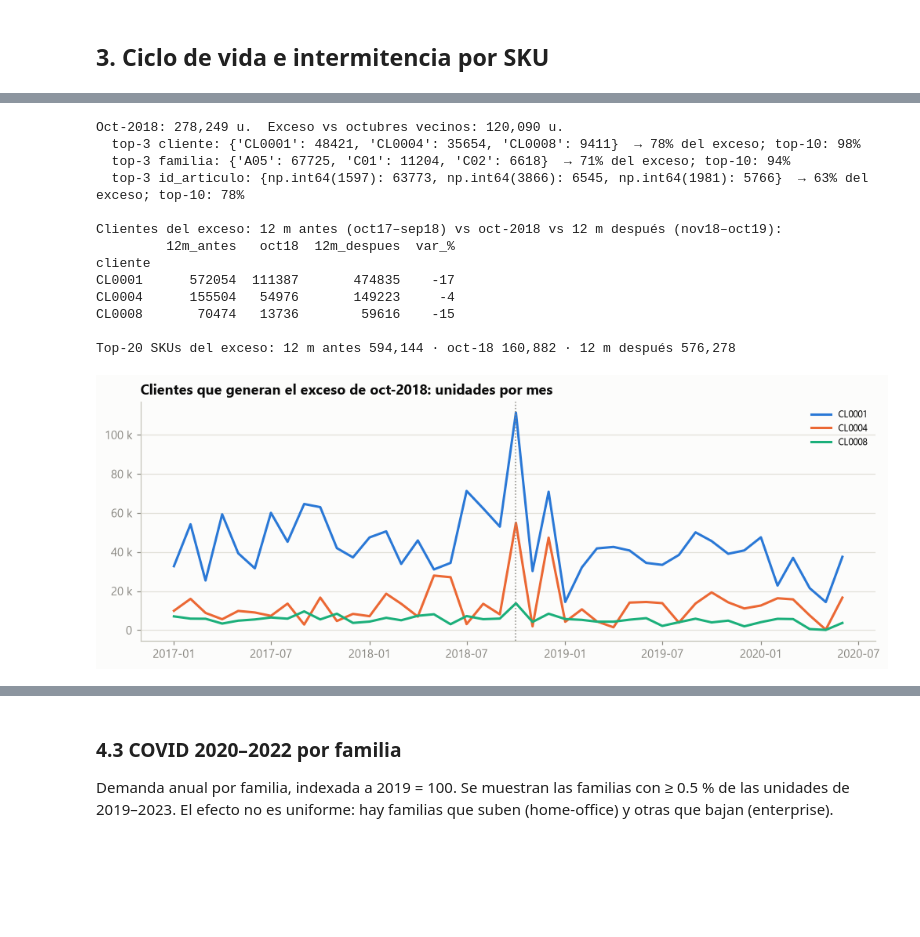
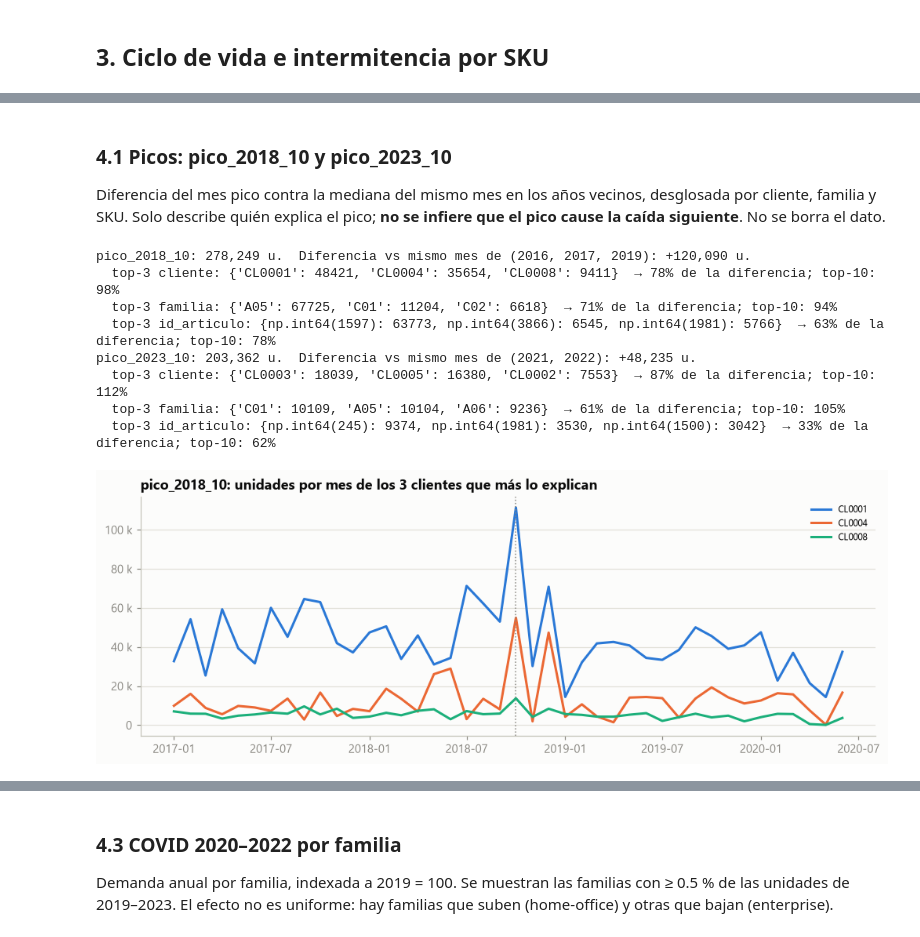
Before and after one commit to KarlaLlamil/prediccion_ventas, a Jupyter notebook: notebooks/01_EDA.ipynb, the cells around one changed output, grey strips where cells are left out. Drawn from its saved outputs; the diff is of its cells as text; code cells hidden in the pictures; blank space fills up the shorter version.

```diff
--- a/notebooks/01_EDA.ipynb
+++ b/notebooks/01_EDA.ipynb
@@ -262,0 +272,18 @@ All                860      599           280           335    265  2339
+# %%
+vm = ventas.groupby(["id_articulo", "mes"]).cantidad.sum().reset_index().sort_values(["id_articulo", "mes"])
+vm["meses_desde_prev"] = vm.groupby("id_articulo").mes.diff().dt.days.div(30.44).round()
+react = vm[vm.meses_desde_prev >= 13].copy()             # ≥ 12 meses en cero entre dos ventas → reactivación
+react["meses_dormido"] = react.meses_desde_prev - 1
+# unidades de los 12 meses desde la reactivación
+por_sku = {k: g.set_index("mes").cantidad for k, g in vm[vm.id_articulo.isin(react.id_articulo)].groupby("id_articulo")}
+react["u_12m_tras_reactivar"] = [por_sku[r.id_articulo].loc[r.mes:r.mes + pd.DateOffset(months=11)].sum()
+                                 for r in react.itertuples()]
+durmieron = set(react.id_articulo) | set(skus.index[skus.ultima <= ft.MESES[-1] - pd.DateOffset(months=12)])
+print(f"SKUs que se durmieron alguna vez: {len(durmieron):,} de {len(skus):,}")
+print(f"Reactivaciones (venta tras ≥ 12 meses sin venta): {len(react):,} eventos en {react.id_articulo.nunique():,} SKUs "
+      f"({react.id_articulo.nunique() / len(durmieron):.0%} de los que se durmieron)")
+print("Meses dormido antes de reactivar:", react.meses_dormido.describe(percentiles=[.5, .9])[["50%", "90%", "max"]].to_dict())
+print(f"Unidades vendidas en los 12 meses tras reactivar: {react.u_12m_tras_reactivar.sum():,.0f} "
+      f"({react.u_12m_tras_reactivar.sum() / ventas.cantidad.sum():.2%} del total); mediana por evento "
+      f"{react.u_12m_tras_reactivar.median():.0f} u.")
+print("Reactivaciones por año:", react.mes.dt.year.value_counts().sort_index().to_dict())
@@ -403,50 +490,41 @@ cliente, familia y SKU. Después se revisa si quienes generaron el exceso compra
+# %% [markdown]
+### 4.1 Picos: pico_2018_10 y pico_2023_10
+
+Diferencia del mes pico contra la mediana del mismo mes en los años vecinos, desglosada por cliente, familia y SKU.
+Solo describe quién explica el pico; **no se infiere que el pico cause la caída siguiente**. No se borra el dato.
 # %%
-def exceso(mes, refs, por):
+def sobre_vecinos(mes, refs, por):
     """Unidades del mes − mediana del mismo mes en los años de referencia, por la dimensión `por`."""
     t = ventas.groupby([por, "mes"]).cantidad.sum().unstack(fill_value=0)
     meses_ref = [pd.Timestamp(f"{a}-{mes.month:02d}-01") for a in refs]
     return (t[mes] - t[meses_ref].median(axis=1)).sort_values(ascending=False)
 
-M18 = pd.Timestamp("2018-10-01")
-exc_total = mensual[M18] - np.median([mensual[pd.Timestamp(f"{a}-10-01")] for a in (2016, 2017, 2019)])
-print(f"Oct-2018: {mensual[M18]:,.0f} u.  Exceso vs octubres vecinos: {exc_total:,.0f} u.")
-for por in ["cliente", "familia", "id_articulo"]:
-    e = exceso(M18, (2016, 2017, 2019), por)
-    print(f"  top-3 {por}: {e.head(3).round(0).astype(int).to_dict()}  → {e.head(3).sum() / exc_total:.0%} del exceso; "
-          f"top-10: {e.head(10).sum() / exc_total:.0%}")
+for nombre, refs in [("pico_2018_10", (2016, 2017, 2019)), ("pico_2023_10", (2021, 2022))]:
+    M = MARCAS[nombre][0]
+    dif = mensual[M] - np.median([mensual[pd.Timestamp(f"{a}-{M.month:02d}-01")] for a in refs])
+    print(f"{nombre}: {mensual[M]:,.0f} u.  Diferencia vs mismo mes de {refs}: {dif:+,.0f} u.")
+    for por in ["cliente", "familia", "id_articulo"]:
+        e = sobre_vecinos(M, refs, por)
+        print(f"  top-3 {por}: {e.head(3).round(0).astype(int).to_dict()}  → {e.head(3).sum() / dif:.0%} de la diferencia; "
+              f"top-10: {e.head(10).sum() / dif:.0%}")
 
-e_cli = exceso(M18, (2016, 2017, 2019), "cliente")
-top_cli = e_cli.head(3).index
+M18 = MARCAS["pico_2018_10"][0]
+top_cli = sobre_vecinos(M18, (2016, 2017, 2019), "cliente").head(3).index
 mc = ventas[ventas.cliente.isin(top_cli)].groupby(["mes", "cliente"]).cantidad.sum().unstack(fill_value=0)
-antes, despues = mc.loc["2017-10-01":"2018-09-01"].sum(), mc.loc["2018-11-01":"2019-10-01"].sum()
-print("\nClientes del exceso: 12 m antes (oct17–sep18) vs oct-2018 vs 12 m después (nov18–oct19):")
-print(pd.DataFrame({"12m_antes": antes, "oct18": mc.loc[M18], "12m_despues": despues,
-                    "var_%": (despues / antes - 1) * 100}).round(0).astype(int).to_string())
-
-e_sku = exceso(M18, (2016, 2017, 2019), "id_articulo").head(20).index
-ms = ventas[ventas.id_articulo.isin(e_sku)].groupby("mes").cantidad.sum()
-print(f"\nTop-20 SKUs del exceso: 12 m antes {ms.loc['2017-10-01':'2018-09-01'].sum():,.0f} · oct-18 {ms.get(M18, 0):,.0f} · "
-      f"12 m después {ms.loc['2018-11-01':'2019-10-01'].sum():,.0f}")
-
 fig, ax = plt.subplots(figsize=(11, 3.6))
 z = mc.loc["2017-01-01":"2020-06-01"]
 for c, col in zip(top_cli, COLORES):
     ax.plot(z.index, z[c], color=col, label=c)
 ax.axvline(M18, color=GRIS, lw=1, ls=":"); ax.yaxis.set_major_formatter(FMT_MILES); ax.legend(fontsize=8)
-ax.set_title("Clientes que generan el exceso de oct-2018: unidades por mes")
+ax.set_title("pico_2018_10: unidades por mes de los 3 clientes que más lo explican")
 guardar(fig, "12_oct2018_clientes"); plt.show()
 # %% [output]
-Oct-2018: 278,249 u.  Exceso vs octubres vecinos: 120,090 u.
-  top-3 cliente: {'CL0001': 48421, 'CL0004': 35654, 'CL0008': 9411}  → 78% del exceso; top-10: 98%
-  top-3 familia: {'A05': 67725, 'C01': 11204, 'C02': 6618}  → 71% del exceso; top-10: 94%
-  top-3 id_articulo: {np.int64(1597): 63773, np.int64(3866): 6545, np.int64(1981): 5766}  → 63% del exceso; top-10: 78%
-
-Clientes del exceso: 12 m antes (oct17–sep18) vs oct-2018 vs 12 m después (nov18–oct19):
-         12m_antes   oct18  12m_despues  var_%
-cliente
-CL0001      572054  111387       474835    -17
-CL0004      155504   54976       149223     -4
-CL0008       70474   13736        59616    -15
-
-Top-20 SKUs del exceso: 12 m antes 594,144 · oct-18 160,882 · 12 m después 576,278
+pico_2018_10: 278,249 u.  Diferencia vs mismo mes de (2016, 2017, 2019): +120,090 u.
+  top-3 cliente: {'CL0001': 48421, 'CL0004': 35654, 'CL0008': 9411}  → 78% de la diferencia; top-10: 98%
+  top-3 familia: {'A05': 67725, 'C01': 11204, 'C02': 6618}  → 71% de la diferencia; top-10: 94%
+  top-3 id_articulo: {np.int64(1597): 63773, np.int64(3866): 6545, np.int64(1981): 5766}  → 63% de la diferencia; top-10: 78%
+pico_2023_10: 203,362 u.  Diferencia vs mismo mes de (2021, 2022): +48,235 u.
+  top-3 cliente: {'CL0003': 18039, 'CL0005': 16380, 'CL0002': 7553}  → 87% de la diferencia; top-10: 112%
+  top-3 familia: {'C01': 10109, 'A05': 10104, 'A06': 9236}  → 61% de la diferencia; top-10: 105%
+  top-3 id_articulo: {np.int64(245): 9374, np.int64(1981): 3530, np.int64(1500): 3042}  → 33% de la diferencia; top-10: 62%
-[figure, old version]
+[figure, new version]
```
Also changed, not shown: parts of 43 cells of this notebook, 31 other files.
